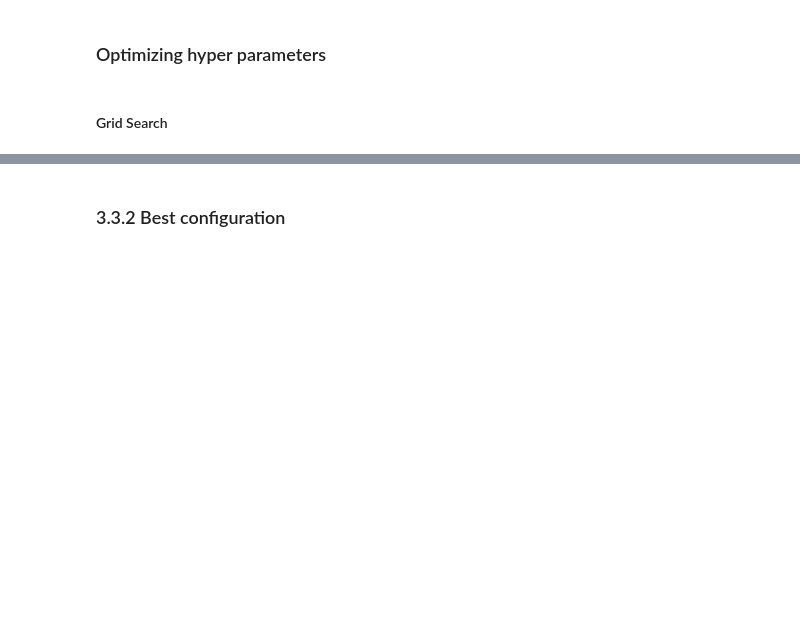
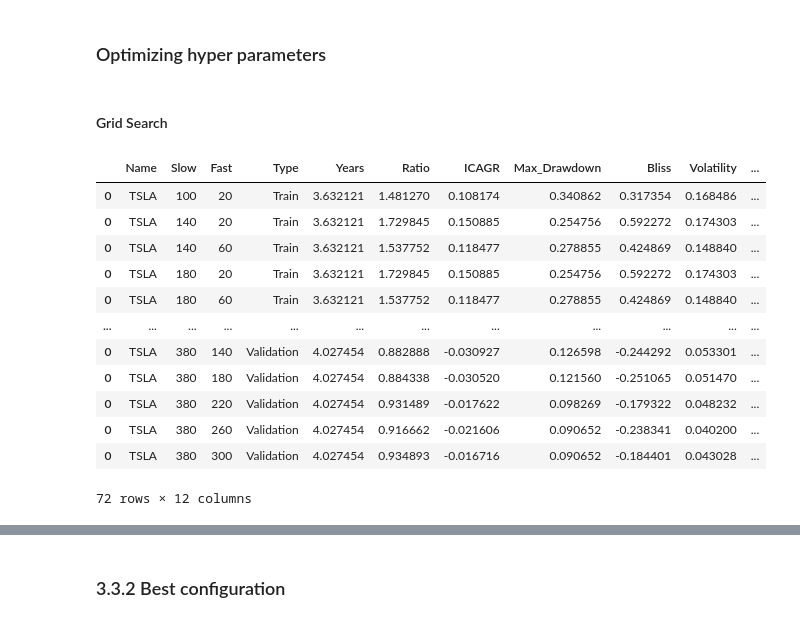
Before and after one commit to peerchen/trend-following-1, a Jupyter notebook: Trend Following Lab.ipynb, the cells around one changed output, grey strips where cells are left out. Saved outputs shown, nothing was run; the diff lists cells and outputs as text; code cells hidden in the pictures; blank space fills up the shorter version.

```diff
--- a/Trend Following Lab.ipynb
+++ b/Trend Following Lab.ipynb
@@ -163,4 +145,4 @@ rs_j.plot_lake_ratio()
 # %% [markdown]
 #### Grid Search
 # %%
-res_train, res_val = grid_search(pr_j, ticker_j, step=40)
+res_search = grid_search(pr_j, ticker_j, step=40)
@@ -169,3 +149,22 @@ res_train
+# %%
+res_train = res_search.set_index('Type').loc['Train'].reset_index()
+res_val = res_search.set_index('Type').loc['Validation'].reset_index()
+# %%
+res_search
+# %% [output]
+|  | Name | Slow | Fast | Type | Years | Ratio | ICAGR | Max_Drawdown | Bliss | Volatility | ... |
+| 0 | TSLA | 100 | 20 | Train | 3.632121 | 1.481270 | 0.108174 | 0.340862 | 0.317354 | 0.168486 | ... |
+| 0 | TSLA | 140 | 20 | Train | 3.632121 | 1.729845 | 0.150885 | 0.254756 | 0.592272 | 0.174303 | ... |
+| 0 | TSLA | 140 | 60 | Train | 3.632121 | 1.537752 | 0.118477 | 0.278855 | 0.424869 | 0.148840 | ... |
+| 0 | TSLA | 180 | 20 | Train | 3.632121 | 1.729845 | 0.150885 | 0.254756 | 0.592272 | 0.174303 | ... |
+| 0 | TSLA | 180 | 60 | Train | 3.632121 | 1.537752 | 0.118477 | 0.278855 | 0.424869 | 0.148840 | ... |
+| ... | ... | ... | ... | ... | ... | ... | ... | ... | ... | ... | ... |
+| 0 | TSLA | 380 | 140 | Validation | 4.027454 | 0.882888 | -0.030927 | 0.126598 | -0.244292 | 0.053301 | ... |
+| 0 | TSLA | 380 | 180 | Validation | 4.027454 | 0.884338 | -0.030520 | 0.121560 | -0.251065 | 0.051470 | ... |
+| 0 | TSLA | 380 | 220 | Validation | 4.027454 | 0.931489 | -0.017622 | 0.098269 | -0.179322 | 0.048232 | ... |
+| 0 | TSLA | 380 | 260 | Validation | 4.027454 | 0.916662 | -0.021606 | 0.090652 | -0.238341 | 0.040200 | ... |
+| 0 | TSLA | 380 | 300 | Validation | 4.027454 | 0.934893 | -0.016716 | 0.090652 | -0.184401 | 0.043028 | ... |
+72 rows × 12 columns
 # %%
 pal = pyplot.get_cmap('Paired').colors
 
```
Also changed, not shown: parts of 15 cells of this notebook, 3 other files.
